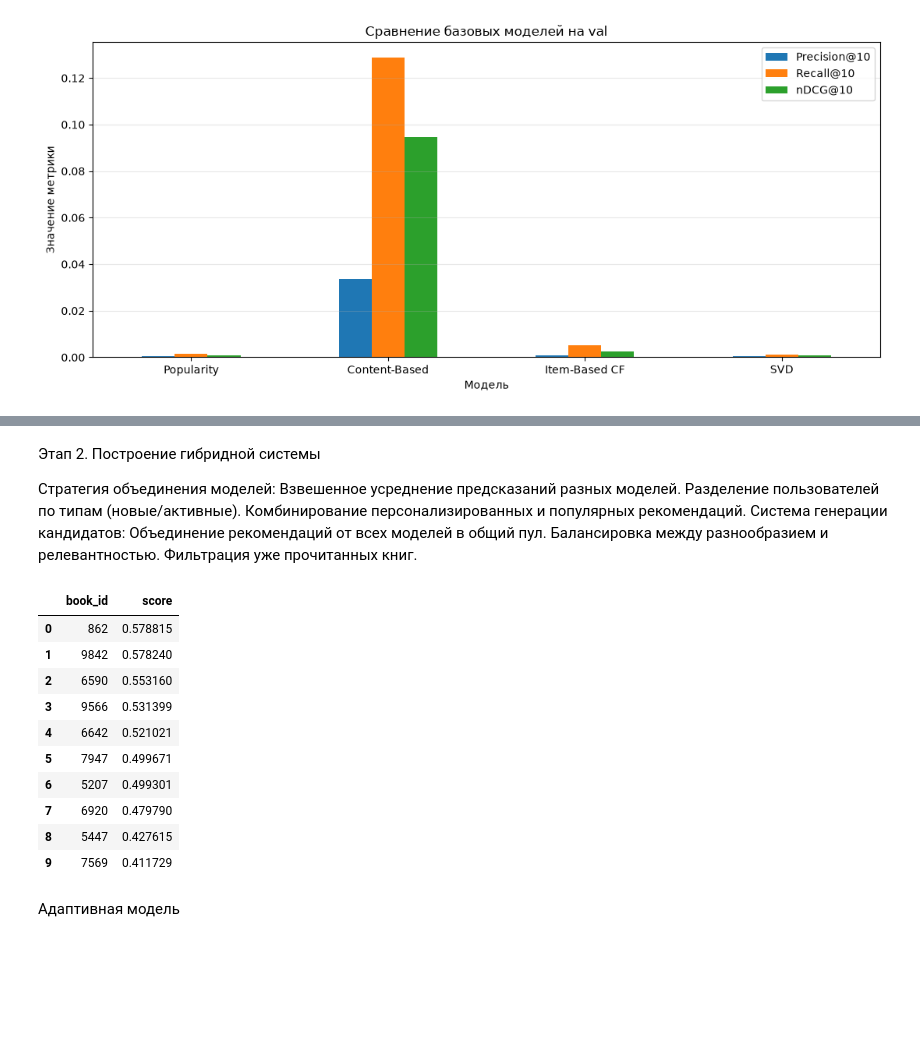
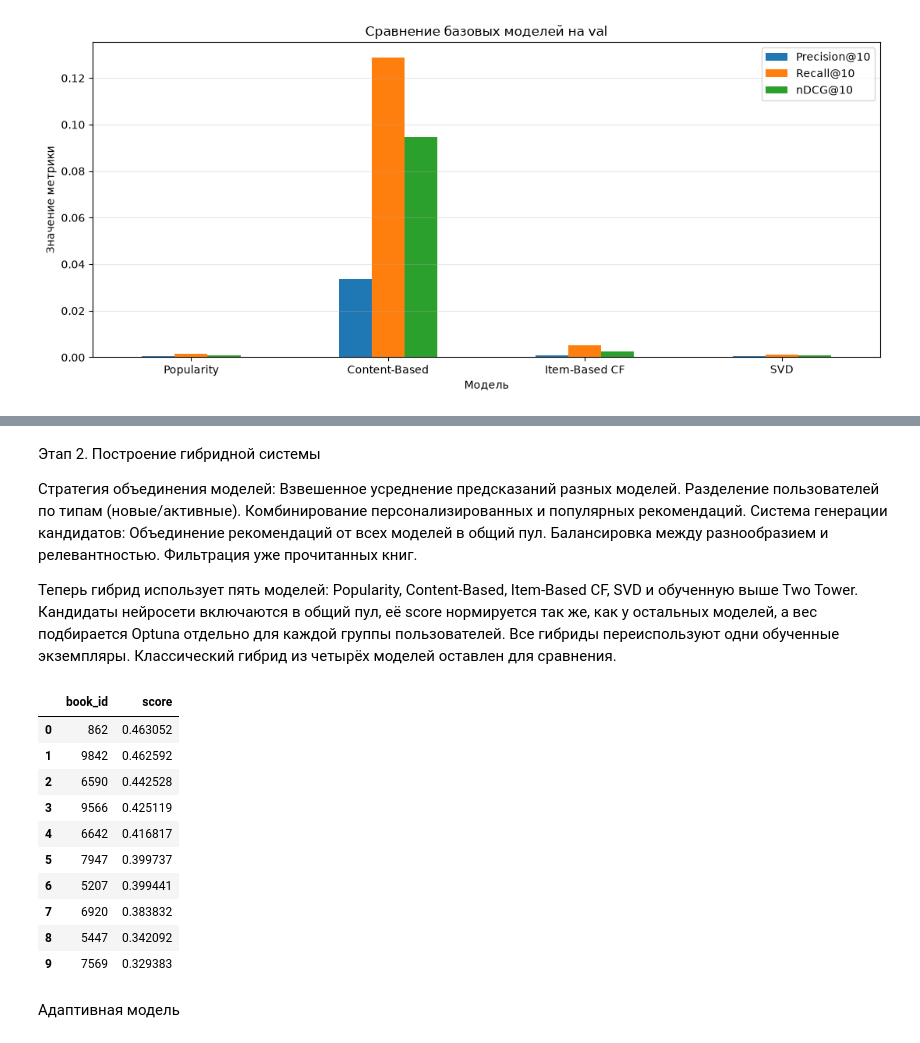
Before and after one commit to Bersserker/hybrid-neural-book-recommender, a Jupyter notebook: notebooks/prototype.ipynb, the cells around one changed output, grey strips where cells are left out. Drawn from its saved outputs; the diff is of its cells as text; code cells hidden in the pictures; blank space fills up the shorter version.

```diff
--- a/notebooks/prototype.ipynb
+++ b/notebooks/prototype.ipynb
@@ -424,7 +831,7 @@ class content_based_recomender:
             if np.isfinite(scores[idx])
         ]
 # %%
-content_model = content_based_recomender( train_df, df_book_tags, df_books)
+content_model = content_based_recomender( train_df, df_book_tags, df_books, df_tags)
 test_user = 1
 print(f'Рекомендации для пользовател {test_user}')
 print(content_model.recommend(test_user,10))
@@ -441,6 +848,7 @@ from scipy.sparse import csr_matrix
 
 class cb_item_recomennder:
     def __init__(self, train_df, df_books):
+        self.user_history = train_df.groupby("user_id")["book_id"].agg(set).to_dict()
         self.user_ids = np.sort(train_df["user_id"].unique())
         self.book_ids = np.sort(df_books["id"].unique())
 
@@ -504,7 +912,7 @@ class cb_item_recomennder:
 
 
     def recommend_from_top(self, user_id, N=10):
-        seen = user_history.get(user_id, set())
+        seen = self.user_history.get(user_id, set())
 
         candidates = self.book_popularity[
             ~self.book_popularity["book_id"].isin(seen)
@@ -826,0 +1618,20 @@ plt.show()
+# %%
+two_tower_model = TwoTowerRecommender(
+    train_df, df_books,
+    train_features=train_features,
+    user_features=user_features,
+    book_features=book_features,
+    use_features=True,
+    random_state=RANDOM_STATE,
+)
+print("Признаки башни пользователя:", two_tower_model.user_feature_columns)
+print("Признаки башни книги:", two_tower_model.book_feature_columns)
+print("Размер входа пользователя:", two_tower_model.network.user_tower[0].in_features)
+print("Размер входа книги:", two_tower_model.network.book_tower[0].in_features)
+two_tower_model.fit(val_relevant, epochs=5, batch_size=1024)
+display(two_tower_model.history)
+print("Лучшая эпоха по val:", two_tower_model.best_epoch)
+display(pd.DataFrame(two_tower_model.recommend(user_id=1, N=10)))
+
+# Для абляции создайте отдельную модель с use_features=False и тем же seed,
+# обучите её с теми же epochs/batch_size и сравните на одной validation-выборке.
@@ -835,6 +1674,12 @@ plt.show()
 Объединение рекомендаций от всех моделей в общий пул.
 Балансировка между разнообразием и релевантностью.
 Фильтрация уже прочитанных книг.
+
+Теперь гибрид использует пять моделей: Popularity, Content-Based, Item-Based CF,
+SVD и обученную выше Two Tower. Кандидаты нейросети включаются в общий пул,
+её score нормируется так же, как у остальных моделей, а вес подбирается Optuna
+отдельно для каждой группы пользователей. Все гибриды переиспользуют одни
+обученные экземпляры. Классический гибрид из четырёх моделей оставлен для сравнения.
 # %%
 import numpy as np
 import pandas as pd
@@ -964,22 +1806,31 @@ class HybridRecommender:
 
         return results[:N]
 # %%
-hybrid_model = HybridRecommender(train_df)
-
-hybrid_recs = hybrid_model.recommend(user_id=1, N=10)
-display(pd.DataFrame(hybrid_recs))
+base_models = {
+    "pop": popularity_model,
+    "content": content_model,
+    "item": item_cf_model,
+    "svd": svd_model,
+    "two_tower": two_tower_model,
+}
+hybrid_model = HybridRecommender(train_df, models=base_models)
+# Классический вариант нужен для честного сравнения вклада нейросети.
+classical_hybrid = HybridRecommender(
+    train_df, models={name: model for name, model in base_models.items() if name != "two_tower"}
+)
+display(pd.DataFrame(hybrid_model.recommend(user_id=1, N=10)))
 # %% [output]
 |  | book_id | score |
-| 0 | 862 | 0.578815 |
-| 1 | 9842 | 0.578240 |
-| 2 | 6590 | 0.553160 |
-| 3 | 9566 | 0.531399 |
-| 4 | 6642 | 0.521021 |
-| 5 | 7947 | 0.499671 |
-| 6 | 5207 | 0.499301 |
-| 7 | 6920 | 0.479790 |
-| 8 | 5447 | 0.427615 |
-| 9 | 7569 | 0.411729 |
+| 0 | 862 | 0.463052 |
+| 1 | 9842 | 0.462592 |
+| 2 | 6590 | 0.442528 |
+| 3 | 9566 | 0.425119 |
+| 4 | 6642 | 0.416817 |
+| 5 | 7947 | 0.399737 |
+| 6 | 5207 | 0.399441 |
+| 7 | 6920 | 0.383832 |
+| 8 | 5447 | 0.342092 |
+| 9 | 7569 | 0.329383 |
 # %% [markdown]
 Адаптивная модель
 # %%
```
Also changed, not shown: parts of 42 cells of this notebook, 29 other files.
